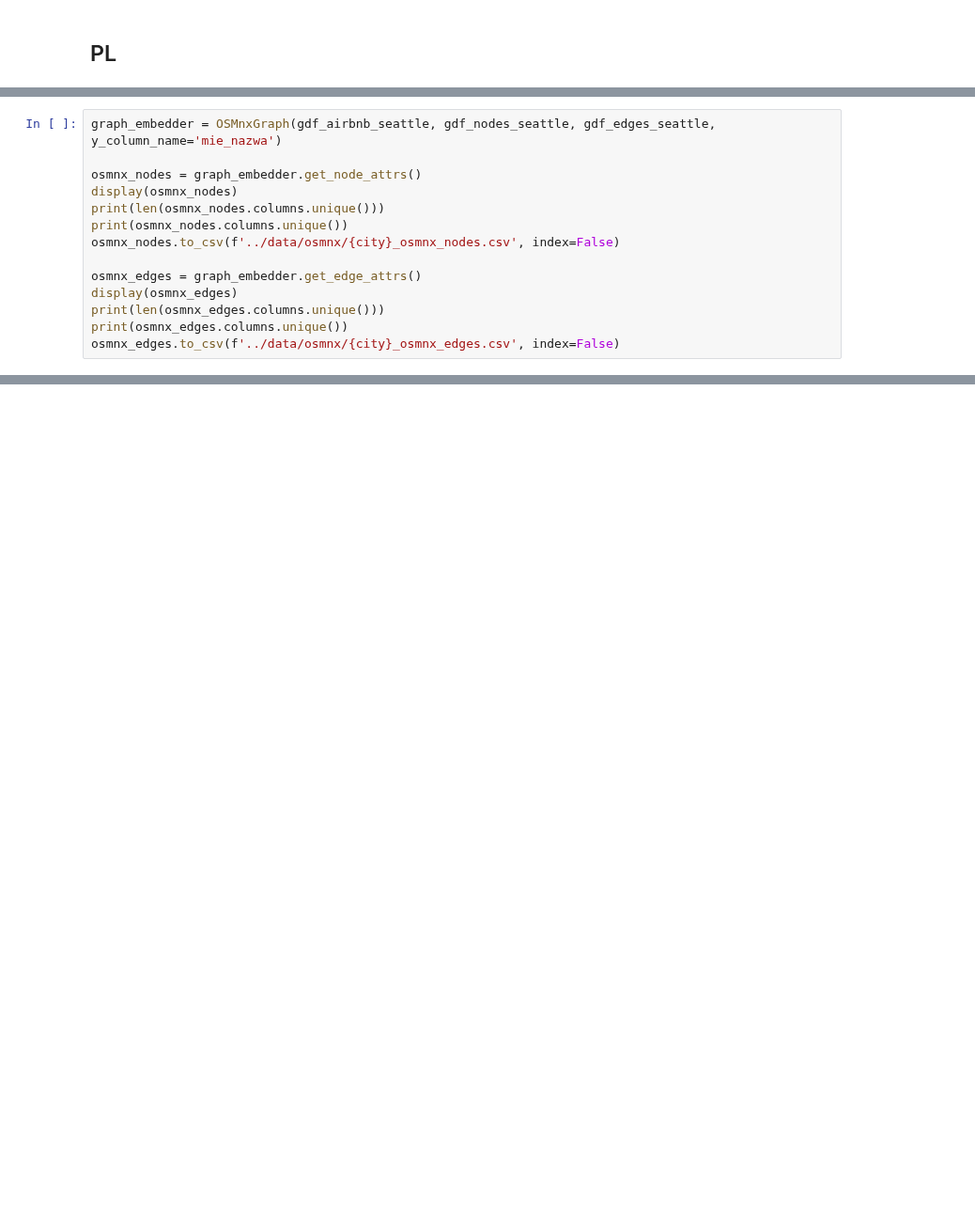
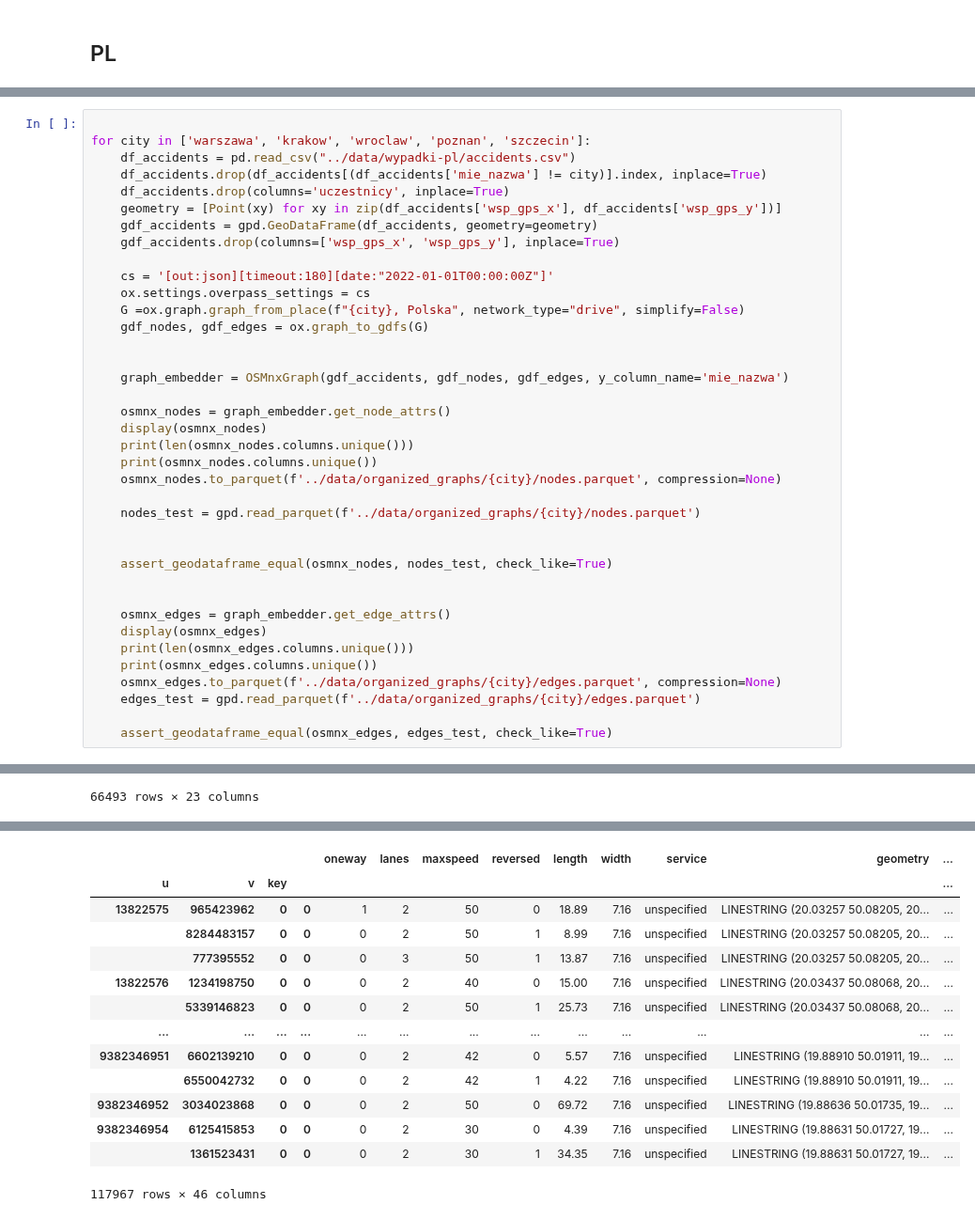
Before and after one commit to StaszekM/gradient, a Jupyter notebook: notebooks/osmnx_attributes.ipynb, the cells around one changed output, grey strips where cells are left out. Shown at 94% size. Cells and saved outputs as stored; diff of their text form; blank space fills up the shorter version.

```diff
--- a/notebooks/osmnx_attributes.ipynb
+++ b/notebooks/osmnx_attributes.ipynb
@@ -240,14 +250,0 @@ gdf_nodes, gdf_edges = ox.graph_to_gdfs(G)
-# %%
-graph_embedder = OSMnxGraph(gdf_airbnb_seattle, gdf_nodes_seattle, gdf_edges_seattle, y_column_name='mie_nazwa')
-
-osmnx_nodes = graph_embedder.get_node_attrs()
-display(osmnx_nodes)
-print(len(osmnx_nodes.columns.unique()))
-print(osmnx_nodes.columns.unique())
-osmnx_nodes.to_csv(f'../data/osmnx/{city}_osmnx_nodes.csv', index=False)
-
-osmnx_edges = graph_embedder.get_edge_attrs()
-display(osmnx_edges)
-print(len(osmnx_edges.columns.unique()))
-print(osmnx_edges.columns.unique())
-osmnx_edges.to_csv(f'../data/osmnx/{city}_osmnx_edges.csv', index=False)
@@ -305,0 +251,39 @@ Index(['oneway', 'lanes', 'maxspeed', 'reversed', 'length', 'width',
+# %%
+
+for city in ['warszawa', 'krakow', 'wroclaw', 'poznan', 'szczecin']:
+    df_accidents = pd.read_csv("../data/wypadki-pl/accidents.csv")
+    df_accidents.drop(df_accidents[(df_accidents['mie_nazwa'] != city)].index, inplace=True)
+    df_accidents.drop(columns='uczestnicy', inplace=True)
+    geometry = [Point(xy) for xy in zip(df_accidents['wsp_gps_x'], df_accidents['wsp_gps_y'])]
+    gdf_accidents = gpd.GeoDataFrame(df_accidents, geometry=geometry)
+    gdf_accidents.drop(columns=['wsp_gps_x', 'wsp_gps_y'], inplace=True)
+
+    cs = '[out:json][timeout:180][date:"2022-01-01T00:00:00Z"]'
+    ox.settings.overpass_settings = cs
+    G =ox.graph.graph_from_place(f"{city}, Polska", network_type="drive", simplify=False)
+    gdf_nodes, gdf_edges = ox.graph_to_gdfs(G)
+
+
+    graph_embedder = OSMnxGraph(gdf_accidents, gdf_nodes, gdf_edges, y_column_name='mie_nazwa')
+
+    osmnx_nodes = graph_embedder.get_node_attrs()
+    display(osmnx_nodes)
+    print(len(osmnx_nodes.columns.unique()))
+    print(osmnx_nodes.columns.unique())
+    osmnx_nodes.to_parquet(f'../data/organized_graphs/{city}/nodes.parquet', compression=None)
+
+    nodes_test = gpd.read_parquet(f'../data/organized_graphs/{city}/nodes.parquet')
+
+
+    assert_geodataframe_equal(osmnx_nodes, nodes_test, check_like=True)
+
+
+    osmnx_edges = graph_embedder.get_edge_attrs()
+    display(osmnx_edges)
+    print(len(osmnx_edges.columns.unique()))
+    print(osmnx_edges.columns.unique())
+    osmnx_edges.to_parquet(f'../data/organized_graphs/{city}/edges.parquet', compression=None)
+    edges_test = gpd.read_parquet(f'../data/organized_graphs/{city}/edges.parquet')
+
+    assert_geodataframe_equal(osmnx_edges, edges_test, check_like=True)
+# %% [output]
@@ -305,0 +354 @@ Index(['oneway', 'lanes', 'maxspeed', 'reversed', 'length', 'width',
+66493 rows × 23 columns
@@ -305,0 +363,14 @@ Index(['oneway', 'lanes', 'maxspeed', 'reversed', 'length', 'width',
+|  |  |  |  | oneway | lanes | maxspeed | reversed | length | width | service | geometry | ... |
+| u | v | key |  |  |  |  |  |  |  |  |  | ... |
+| 13822575 | 965423962 | 0 | 0 | 1 | 2 | 50 | 0 | 18.89 | 7.16 | unspecified | LINESTRING (20.03257 50.08205, 20... | ... |
+|  | 8284483157 | 0 | 0 | 0 | 2 | 50 | 1 | 8.99 | 7.16 | unspecified | LINESTRING (20.03257 50.08205, 20... | ... |
+|  | 777395552 | 0 | 0 | 0 | 3 | 50 | 1 | 13.87 | 7.16 | unspecified | LINESTRING (20.03257 50.08205, 20... | ... |
+| 13822576 | 1234198750 | 0 | 0 | 0 | 2 | 40 | 0 | 15.00 | 7.16 | unspecified | LINESTRING (20.03437 50.08068, 20... | ... |
+|  | 5339146823 | 0 | 0 | 0 | 2 | 50 | 1 | 25.73 | 7.16 | unspecified | LINESTRING (20.03437 50.08068, 20... | ... |
+| ... | ... | ... | ... | ... | ... | ... | ... | ... | ... | ... | ... | ... |
+| 9382346951 | 6602139210 | 0 | 0 | 0 | 2 | 42 | 0 | 5.57 | 7.16 | unspecified | LINESTRING (19.88910 50.01911, 19... | ... |
+|  | 6550042732 | 0 | 0 | 0 | 2 | 42 | 1 | 4.22 | 7.16 | unspecified | LINESTRING (19.88910 50.01911, 19... | ... |
+| 9382346952 | 3034023868 | 0 | 0 | 0 | 2 | 50 | 0 | 69.72 | 7.16 | unspecified | LINESTRING (19.88636 50.01735, 19... | ... |
+| 9382346954 | 6125415853 | 0 | 0 | 0 | 2 | 30 | 0 | 4.39 | 7.16 | unspecified | LINESTRING (19.88631 50.01727, 19... | ... |
+|  | 1361523431 | 0 | 0 | 0 | 2 | 30 | 1 | 34.35 | 7.16 | unspecified | LINESTRING (19.88631 50.01727, 19... | ... |
+117967 rows × 46 columns
```
Also changed, not shown: parts of 7 cells of this notebook, 16 other files.
